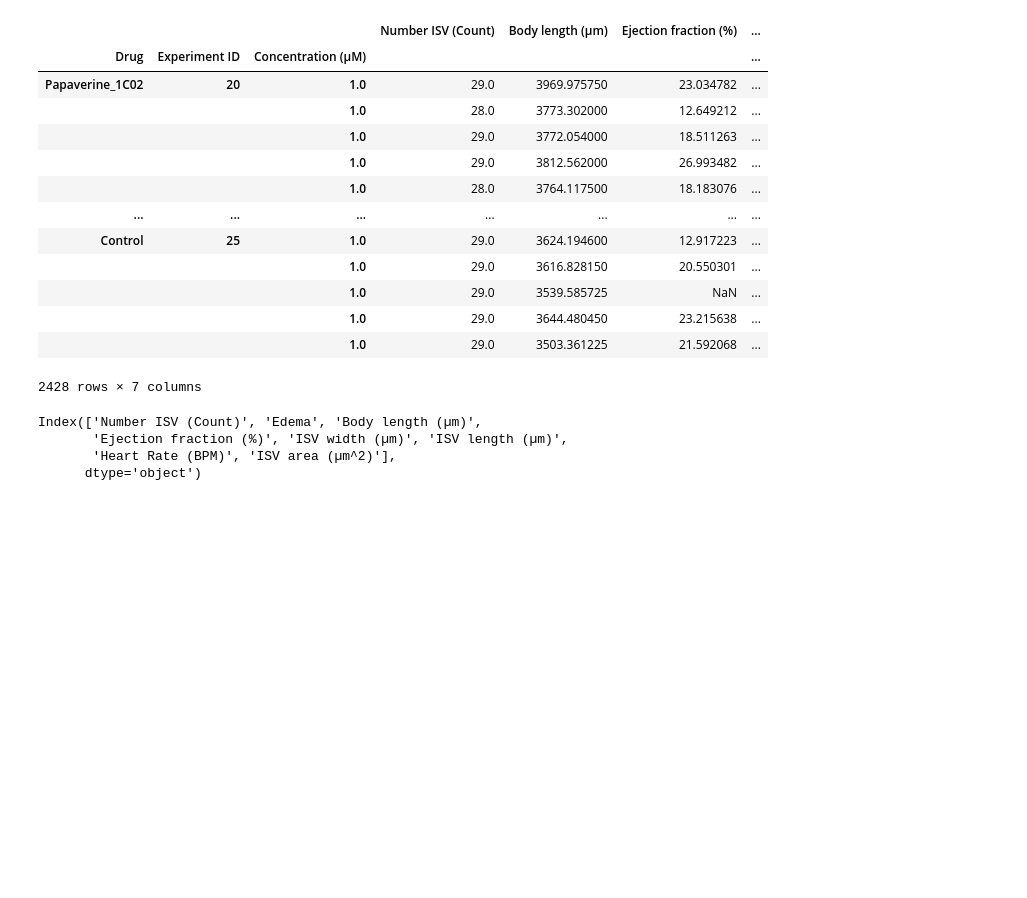
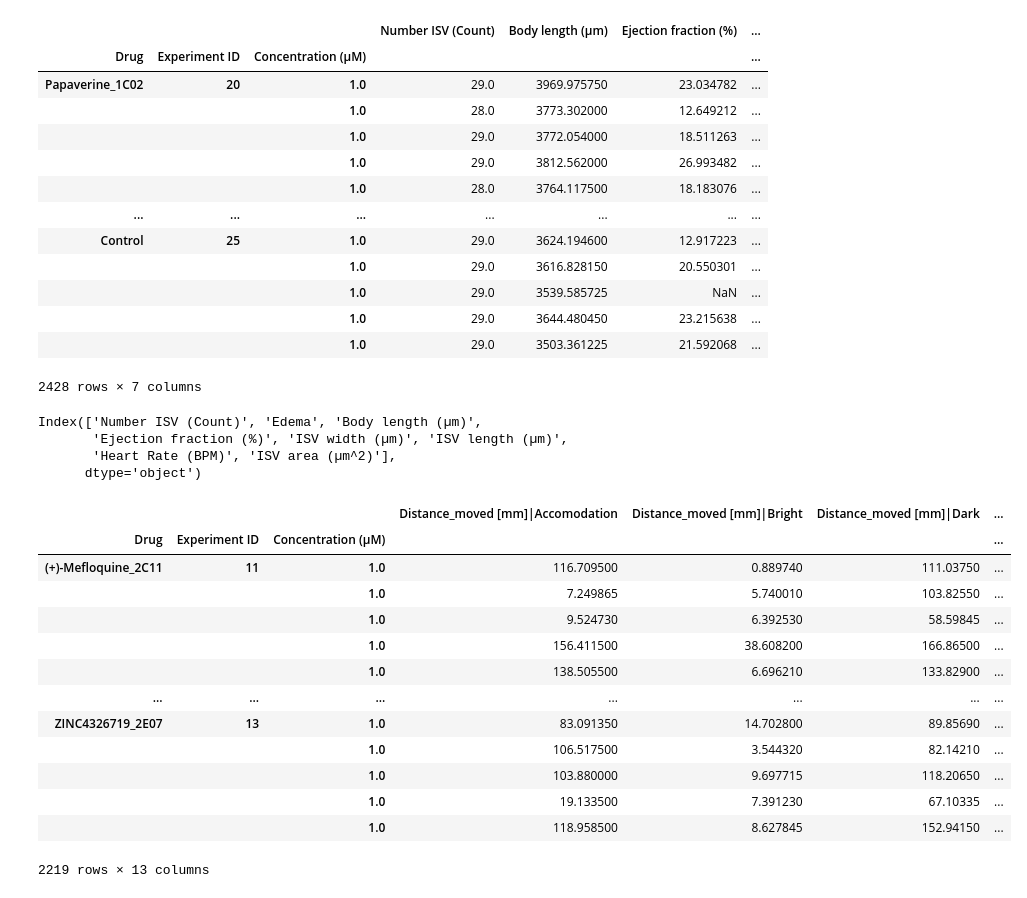
Before and after one commit to MercaderLabAnatomy/CoVasc_DataApp, a Jupyter notebook: Untitled.ipynb, the cells around one changed output. Saved outputs shown, nothing was run; the diff lists cells and outputs as text; code cells hidden in the pictures; blank space fills up the shorter version.

Commit message:
update danivision table

```diff
--- a/Untitled.ipynb
+++ b/Untitled.ipynb
@@ -57,3 +57,24 @@ Index(['Number ISV (Count)', 'Edema', 'Body length (µm)',
        'Ejection fraction (%)', 'ISV width (µm)', 'ISV length (µm)',
        'Heart Rate (BPM)', 'ISV area (µm^2)'],
       dtype='object')
+# %%
+source = "Data/2022-08-08_Behavior_Assay_Collected_Measurements_median.xlsx"
+df = pd.read_excel(source)
+df = df.drop(["Unnamed: 0","Replicate","Well"],axis=1)
+df = df.set_index(["Drug","Experiment ID","Concentration (µM)"])
+df
+# %% [output]
+|  |  |  | Distance_moved [mm]|Accomodation | Distance_moved [mm]|Bright | Distance_moved [mm]|Dark | ... |
+| Drug | Experiment ID | Concentration (µM) |  |  |  | ... |
+| (+)-Mefloquine_2C11 | 11 | 1.0 | 116.709500 | 0.889740 | 111.03750 | ... |
+|  |  | 1.0 | 7.249865 | 5.740010 | 103.82550 | ... |
+|  |  | 1.0 | 9.524730 | 6.392530 | 58.59845 | ... |
+|  |  | 1.0 | 156.411500 | 38.608200 | 166.86500 | ... |
+|  |  | 1.0 | 138.505500 | 6.696210 | 133.82900 | ... |
+| ... | ... | ... | ... | ... | ... | ... |
+| ZINC4326719_2E07 | 13 | 1.0 | 83.091350 | 14.702800 | 89.85690 | ... |
+|  |  | 1.0 | 106.517500 | 3.544320 | 82.14210 | ... |
+|  |  | 1.0 | 103.880000 | 9.697715 | 118.20650 | ... |
+|  |  | 1.0 | 19.133500 | 7.391230 | 67.10335 | ... |
+|  |  | 1.0 | 118.958500 | 8.627845 | 152.94150 | ... |
+2219 rows × 13 columns
```
Also changed, not shown: 1 other file.
